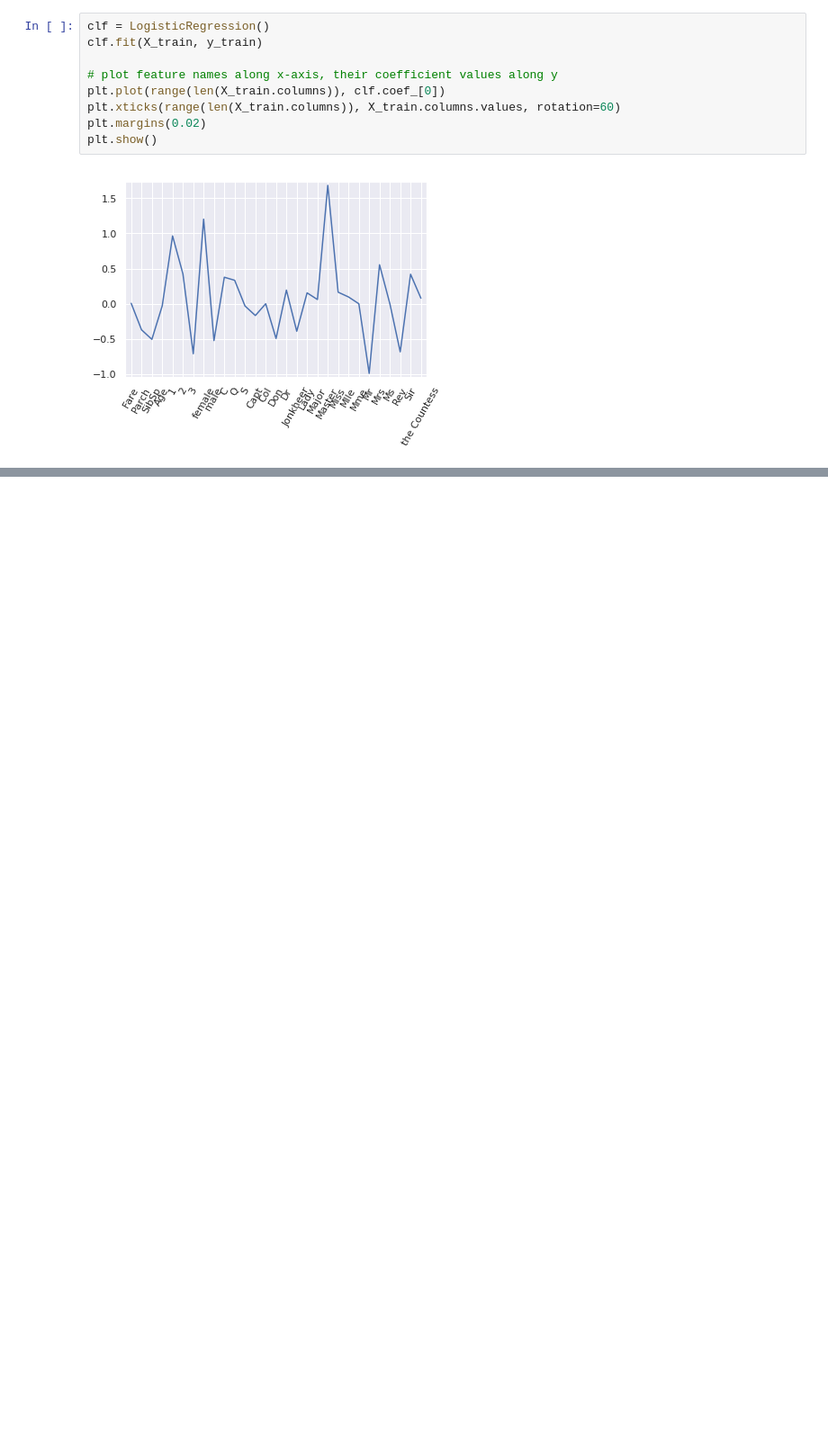
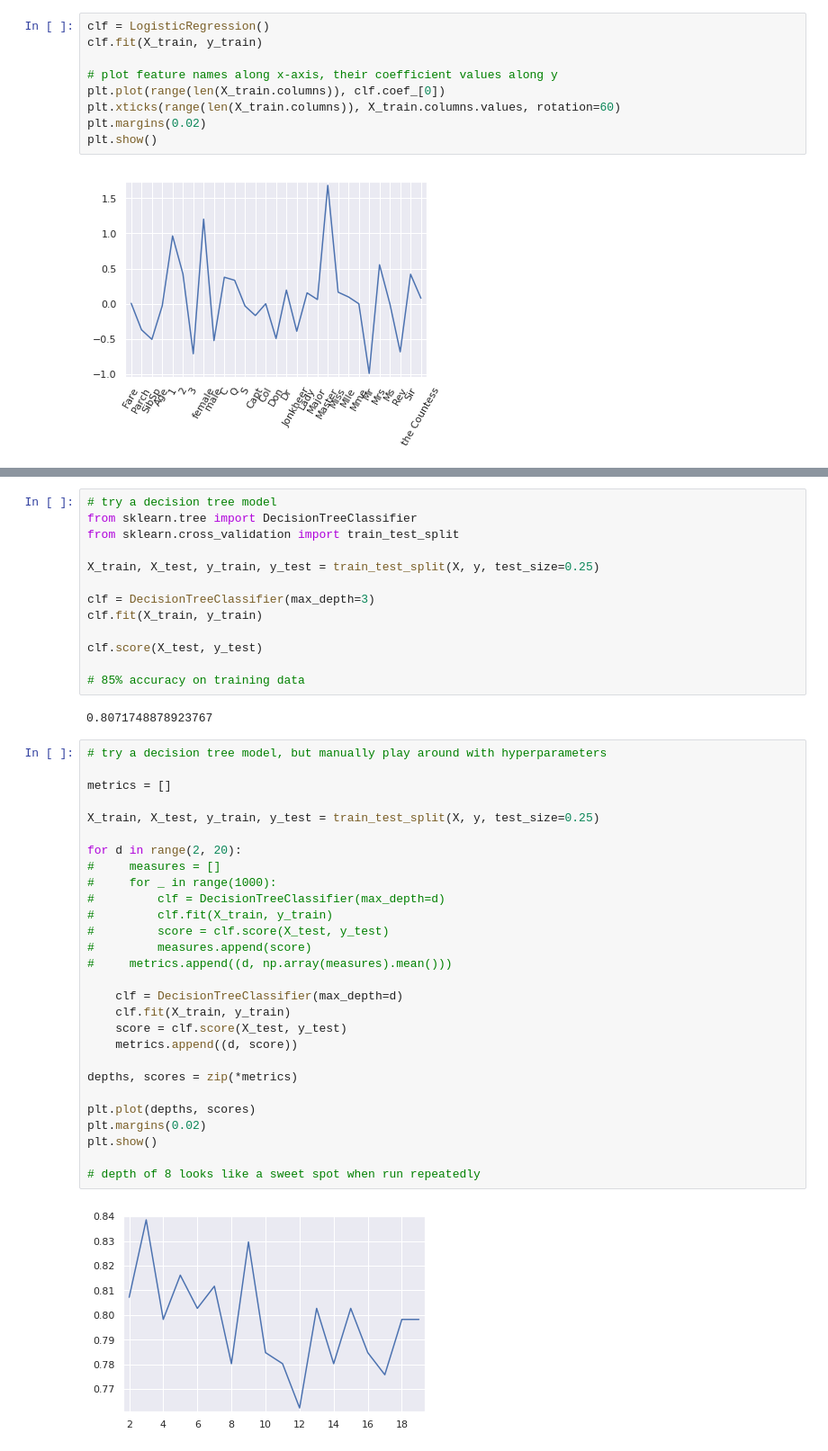
Before and after one commit to mdzhang/kaggle-submissions, a Jupyter notebook: competitions/titanic/titanic.ipynb, the cells around one changed output, grey strips where cells are left out. Shown at 90% size. Cells and saved outputs as stored; diff of their text form; blank space fills up the shorter version.

Commit message:
Try decision trees and random forests

```diff
--- a/competitions/titanic/titanic.ipynb
+++ b/competitions/titanic/titanic.ipynb
@@ -336,0 +333,45 @@ plt.show()
+# %%
+# try a decision tree model
+from sklearn.tree import DecisionTreeClassifier
+from sklearn.cross_validation import train_test_split
+
+X_train, X_test, y_train, y_test = train_test_split(X, y, test_size=0.25)
+
+clf = DecisionTreeClassifier(max_depth=3)
+clf.fit(X_train, y_train)
+
+clf.score(X_test, y_test)
+
+# 85% accuracy on training data
+# %% [output]
+0.8071748878923767
+# %%
+# try a decision tree model, but manually play around with hyperparameters
+
+metrics = []
+
+X_train, X_test, y_train, y_test = train_test_split(X, y, test_size=0.25)
+
+for d in range(2, 20):
+#     measures = []
+#     for _ in range(1000):
+#         clf = DecisionTreeClassifier(max_depth=d)
+#         clf.fit(X_train, y_train)
+#         score = clf.score(X_test, y_test)
+#         measures.append(score)
+#     metrics.append((d, np.array(measures).mean()))
+
+    clf = DecisionTreeClassifier(max_depth=d)
+    clf.fit(X_train, y_train)
+    score = clf.score(X_test, y_test)
+    metrics.append((d, score))
+
+depths, scores = zip(*metrics)
+
+plt.plot(depths, scores)
+plt.margins(0.02)
+plt.show()
+
+# depth of 8 looks like a sweet spot when run repeatedly
+# %% [output]
+[figure, added]
```
Also changed, not shown: parts of 7 cells of this notebook.
